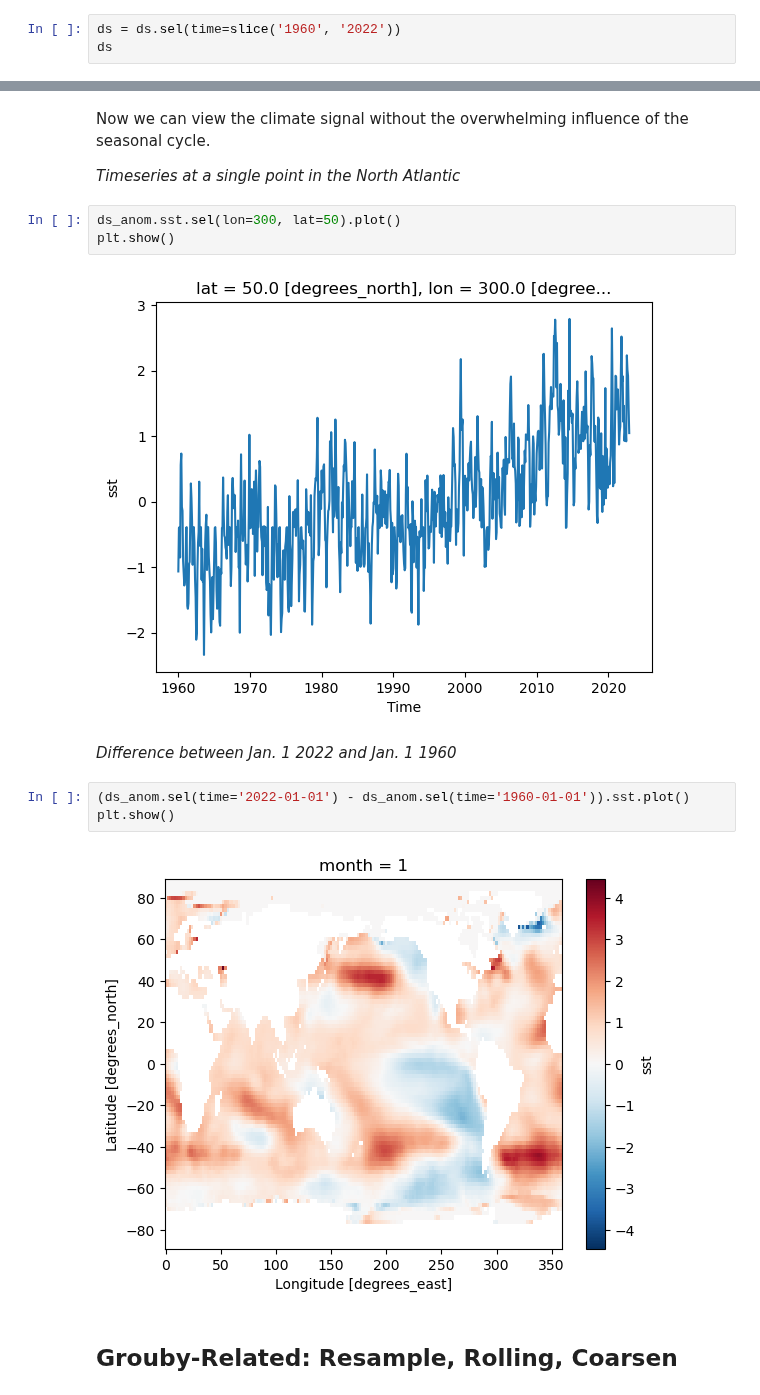
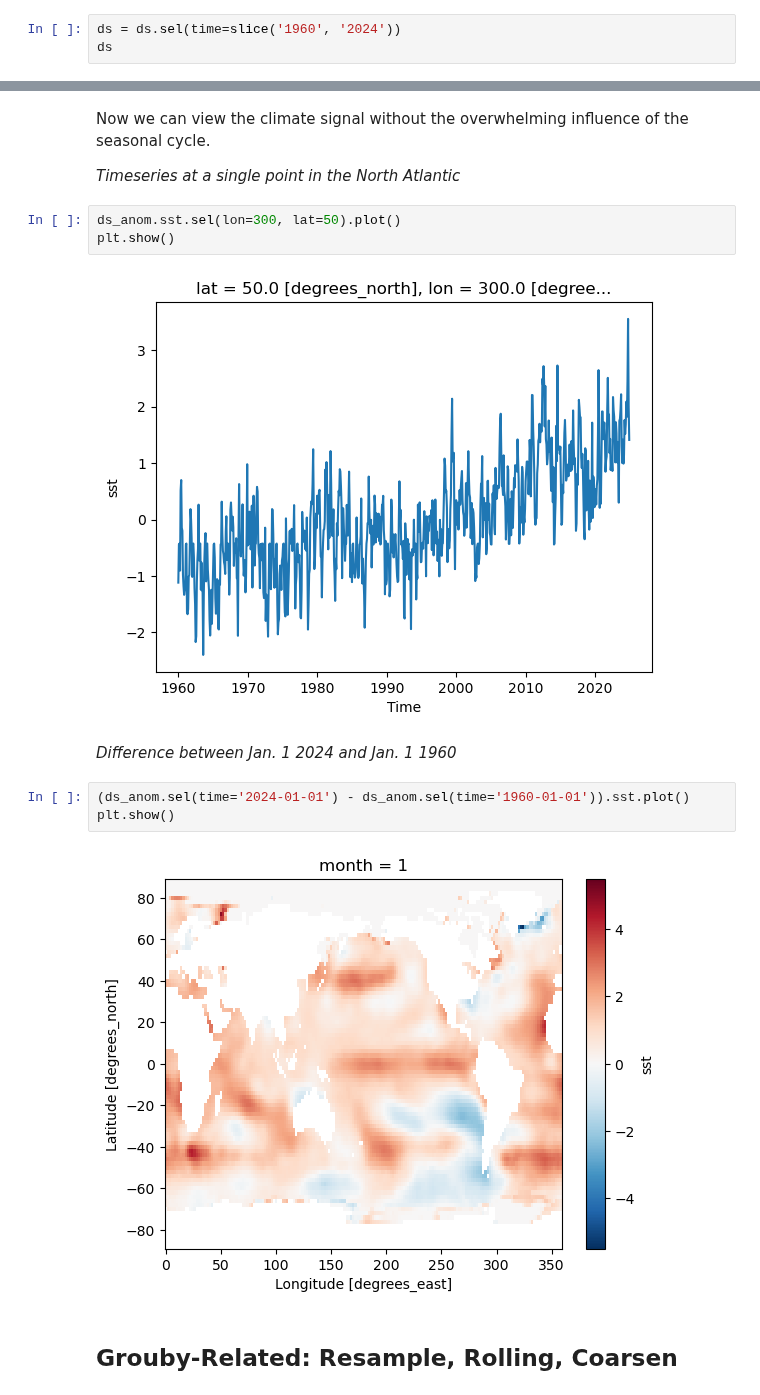
Before and after one commit to HamedAlemo/advanced-geo-python, a Jupyter notebook: _sources/lectures/06_xarray_advanced.ipynb, the cells around one changed output, grey strips where cells are left out. Drawn from its saved outputs; the diff is of its cells as text.

```diff
--- a/_sources/lectures/06_xarray_advanced.ipynb
+++ b/_sources/lectures/06_xarray_advanced.ipynb
@@ -181,6 +180,6 @@ Since the data is provided via an [OPeNDAP](https://en.wikipedia.org/wiki/OPeNDA
 url = 'http://www.esrl.noaa.gov/psd/thredds/dodsC/Datasets/noaa.ersst.v5/sst.mnmean.nc'
 ds = xr.open_dataset(url, drop_variables=['time_bnds'])
 # %%
-ds = ds.sel(time=slice('1960', '2022'))
+ds = ds.sel(time=slice('1960', '2024'))
 ds
 # %% [output]
@@ -497,14 +497,14 @@ _Timeseries at a single point in the North Atlantic_
 ds_anom.sst.sel(lon=300, lat=50).plot()
 plt.show()
 # %% [output]
-[figure, old version]
+[figure, new version]
 # %% [markdown]
-_Difference between Jan. 1 2022 and Jan. 1 1960_
+_Difference between Jan. 1 2024 and Jan. 1 1960_
 # %%
-(ds_anom.sel(time='2022-01-01') - ds_anom.sel(time='1960-01-01')).sst.plot()
+(ds_anom.sel(time='2024-01-01') - ds_anom.sel(time='1960-01-01')).sst.plot()
 plt.show()
 # %% [output]
-[figure, old version]
+[figure, new version]
 # %% [markdown]
 ## Grouby-Related: Resample, Rolling, Coarsen
 # %% [markdown]
```
Also changed, not shown: parts of 29 cells of this notebook, 19 other files.
